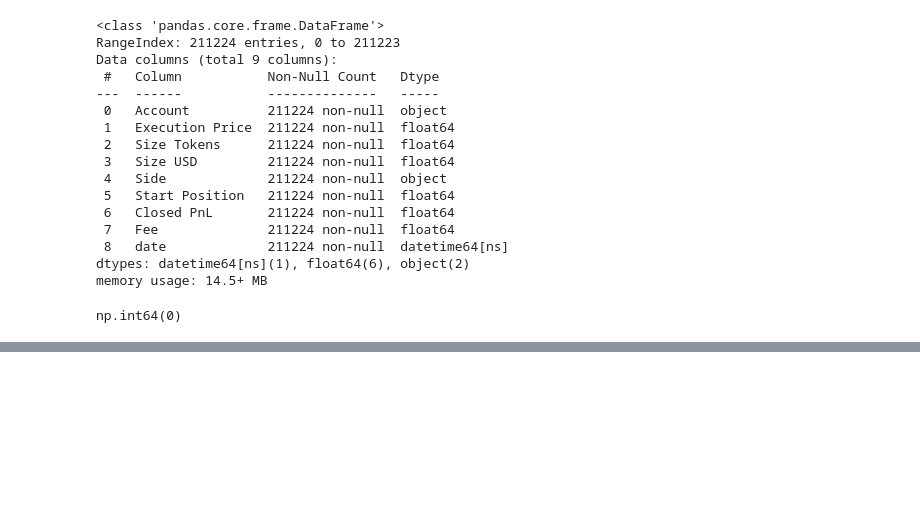
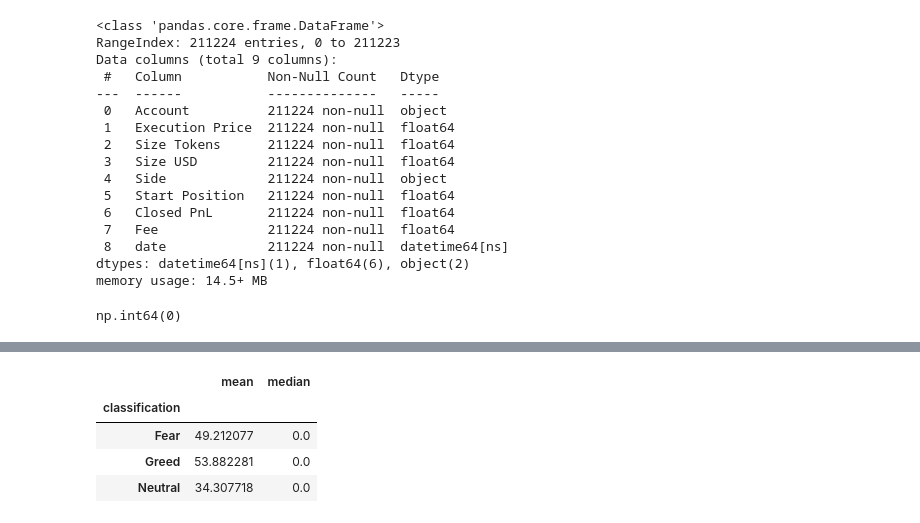
Before and after one commit to YukiP7/ds_yukti_garg, a Jupyter notebook: notebook_1.ipynb, the cells around one changed output, grey strips where cells are left out. Cells and saved outputs as stored; diff of their text form; code cells hidden in the pictures; blank space fills up the shorter version.

```diff
--- a/notebook_1.ipynb
+++ b/notebook_1.ipynb
@@ -185,0 +304,9 @@ merged_data.to_csv('csv_files/merged_data.csv' , index=False)
+# %%
+# Profitability -> Closed Pnl
+merged_data.groupby('classification')['Closed PnL'].agg(['mean' , 'median'])
+# %% [output]
+|  | mean | median |
+| classification |  |  |
+| Fear | 49.212077 | 0.0 |
+| Greed | 53.882281 | 0.0 |
+| Neutral | 34.307718 | 0.0 |
```
Also changed, not shown: parts of 27 cells of this notebook, 13 other files.
